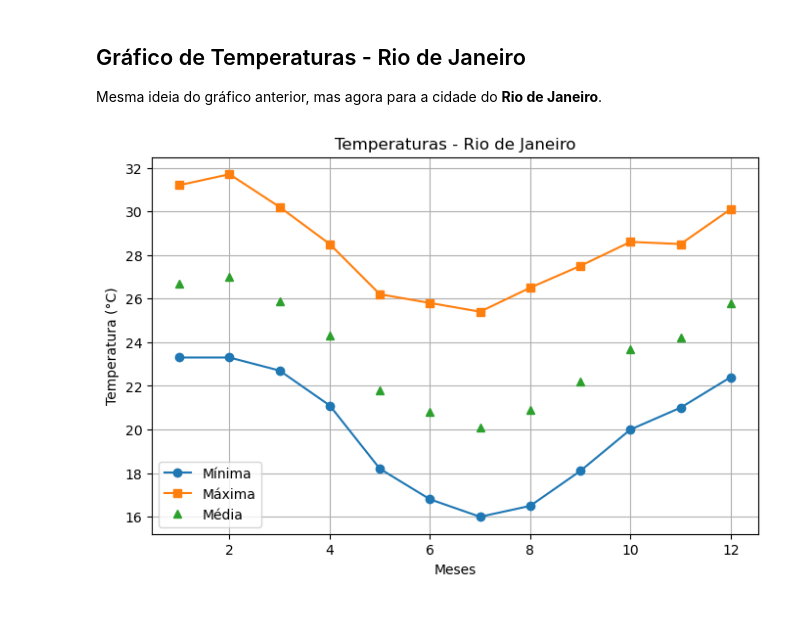
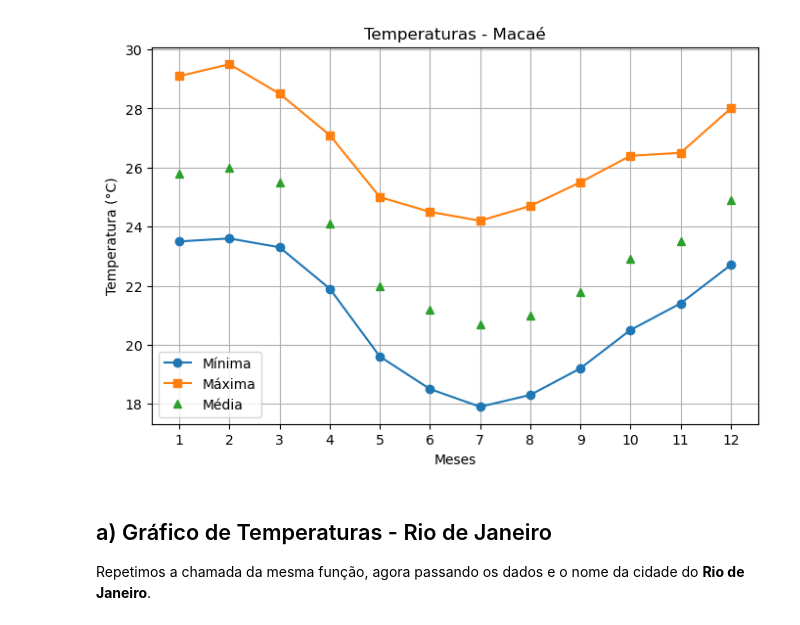
Before and after one commit to NathanAzvdo/trabalho_python_faculdade, a Jupyter notebook: atividade_05_matplotlib/atividade5.ipynb, the cells around one changed output. Saved outputs shown, nothing was run; the diff lists cells and outputs as text; code cells hidden in the pictures.

```diff
--- a/atividade_05_matplotlib/atividade5.ipynb
+++ b/atividade_05_matplotlib/atividade5.ipynb
@@ -58,0 +28,13 @@ plt.show()
+# %%
+# --- Constantes ---
+ARQUIVO_RIO = '../outputs/Dados_climaticos_historicos_rio.txt'
+ARQUIVO_MACAE = '../outputs/Dados_climaticos_historicos.txt'
+
+# Carrega os dados usando a função da biblioteca
+dados_macae, dados_rio = mplotlib.carregar_dados_climaticos_txt(ARQUIVO_MACAE, ARQUIVO_RIO)
+
+# Eixo X = meses (1 a 12)
+meses = np.arange(1, 13)
+
+print("Dados de Macaé (shape):", dados_macae.shape)
+print("Dados do Rio de Janeiro (shape):", dados_rio.shape)
@@ -59,19 +48,8 @@ plt.show()
+# %%
+mplotlib.plotar_grafico_temperaturas_cidade(meses, dados_macae, "Macaé")
+# %% [output]
+[figure, added]
 # %% [markdown]
-## Gráfico de Temperaturas - Rio de Janeiro
+## a) Gráfico de Temperaturas - Rio de Janeiro
 
-Mesma ideia do gráfico anterior, mas agora para a cidade do **Rio de Janeiro**.
+Repetimos a chamada da mesma função, agora passando os dados e o nome da cidade do **Rio de Janeiro**.
-# %%
-# --- Plot Rio de Janeiro ---
-plt.figure(figsize=(8,5))
-plt.plot(meses, df_rio[:,0], marker="o", linestyle="-", label="Mínima")
-plt.plot(meses, df_rio[:,1], marker="s", linestyle="-", label="Máxima")
-plt.plot(meses, df_rio[:,2], marker="^", linestyle="None", label="Média")  # só marcador
-plt.title("Temperaturas - Rio de Janeiro")
-plt.xlabel("Meses")
-plt.ylabel("Temperatura (°C)")
-plt.legend()
-plt.grid(True)
-plt.savefig("temperaturas_rio.png", dpi=300)
-plt.show()
-# %% [output]
-[figure, removed]
```
Also changed, not shown: parts of 15 cells of this notebook, 7 other files.
